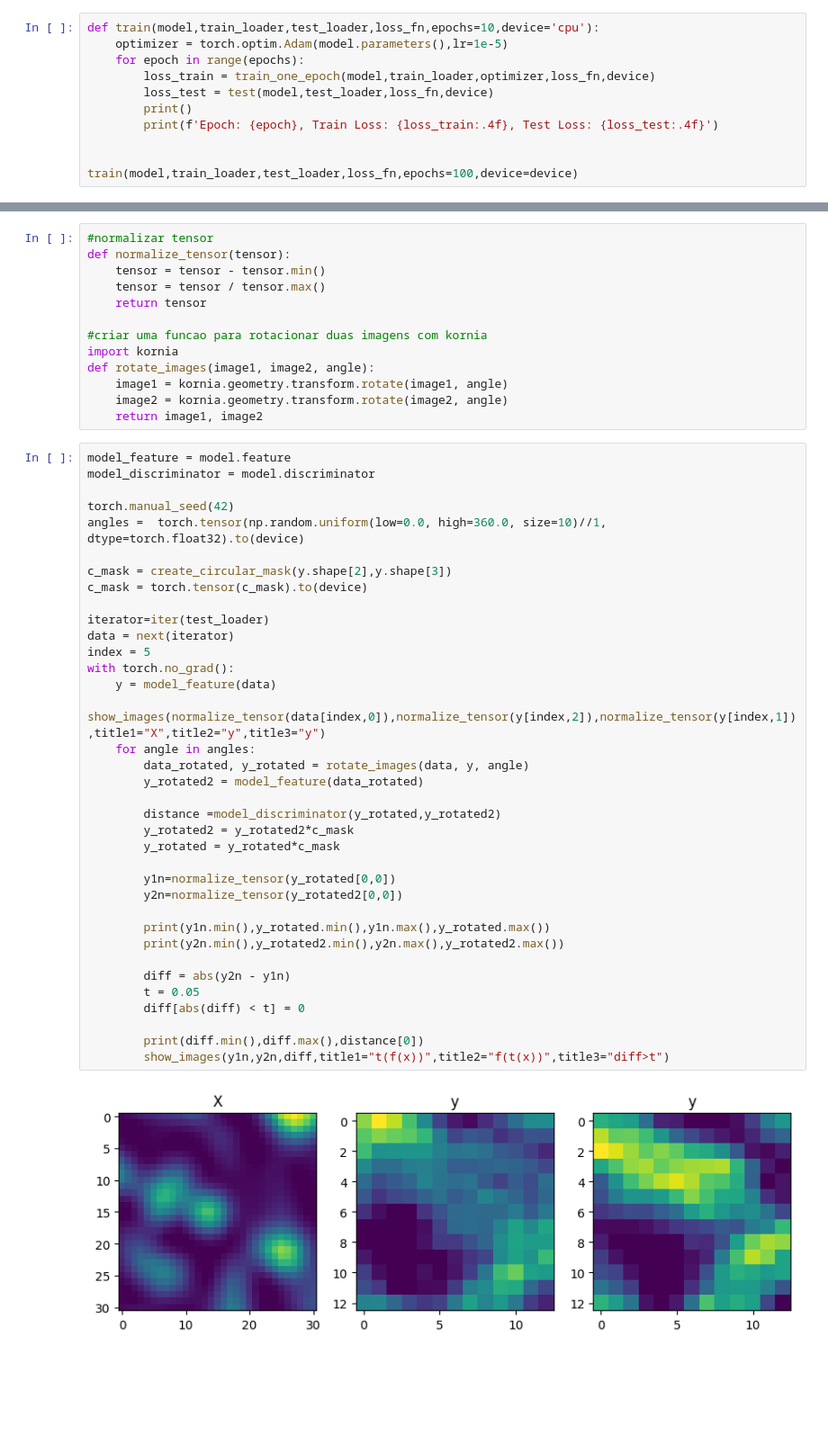
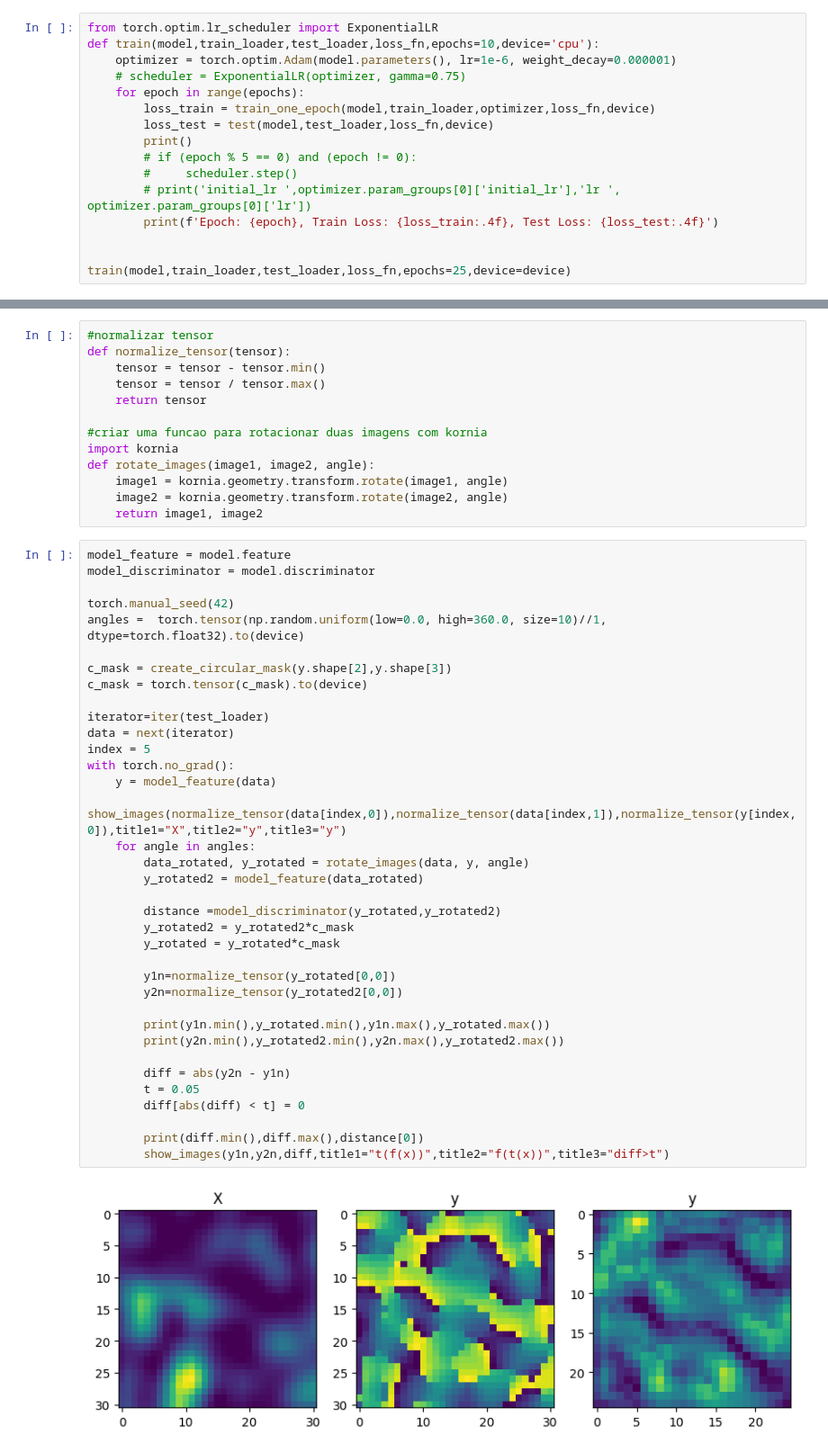
Before and after one commit to binarycode11/singular-points, a Jupyter notebook: siamesa.ipynb, the cells around one changed output, grey strips where cells are left out. Shown at 90% size. Cells and saved outputs as stored; diff of their text form; blank space fills up the shorter version.

```diff
--- a/siamesa.ipynb
+++ b/siamesa.ipynb
@@ -322,12 +289,17 @@ tensor([[0.4283],
 # %%
+from torch.optim.lr_scheduler import ExponentialLR
 def train(model,train_loader,test_loader,loss_fn,epochs=10,device='cpu'):
-    optimizer = torch.optim.Adam(model.parameters(),lr=1e-5)
+    optimizer = torch.optim.Adam(model.parameters(), lr=1e-6, weight_decay=0.000001)
+    # scheduler = ExponentialLR(optimizer, gamma=0.75)
     for epoch in range(epochs):
         loss_train = train_one_epoch(model,train_loader,optimizer,loss_fn,device)
         loss_test = test(model,test_loader,loss_fn,device)
         print()
+        # if (epoch % 5 == 0) and (epoch != 0):
+        #     scheduler.step()
+        # print('initial_lr ',optimizer.param_groups[0]['initial_lr'],'lr ', optimizer.param_groups[0]['lr'])
         print(f'Epoch: {epoch}, Train Loss: {loss_train:.4f}, Test Loss: {loss_test:.4f}')
 
 
-train(model,train_loader,test_loader,loss_fn,epochs=100,device=device)
+train(model,train_loader,test_loader,loss_fn,epochs=25,device=device)
 # %% [output]
@@ -381,32 +353,32 @@ angles =  torch.tensor(np.random.uniform(low=0.0, high=360.0, size=10)//1, dtype
 
 c_mask = create_circular_mask(y.shape[2],y.shape[3])
 c_mask = torch.tensor(c_mask).to(device)
 
 iterator=iter(test_loader)
 data = next(iterator)
 index = 5
 with torch.no_grad():
     y = model_feature(data)
-    show_images(normalize_tensor(data[index,0]),normalize_tensor(y[index,2]),normalize_tensor(y[index,1]),title1="X",title2="y",title3="y")
+    show_images(normalize_tensor(data[index,0]),normalize_tensor(data[index,1]),normalize_tensor(y[index,0]),title1="X",title2="y",title3="y")
     for angle in angles:
         data_rotated, y_rotated = rotate_images(data, y, angle)
         y_rotated2 = model_feature(data_rotated)
 
         distance =model_discriminator(y_rotated,y_rotated2)
         y_rotated2 = y_rotated2*c_mask
         y_rotated = y_rotated*c_mask
 
         y1n=normalize_tensor(y_rotated[0,0])
         y2n=normalize_tensor(y_rotated2[0,0])
 
         print(y1n.min(),y_rotated.min(),y1n.max(),y_rotated.max())
         print(y2n.min(),y_rotated2.min(),y2n.max(),y_rotated2.max())
 
         diff = abs(y2n - y1n)
         t = 0.05
         diff[abs(diff) < t] = 0
 
         print(diff.min(),diff.max(),distance[0])
         show_images(y1n,y2n,diff,title1="t(f(x))",title2="f(t(x))",title3="diff>t")
 # %% [output]
-[figure, old version]
+[figure, new version]
```
Also changed, not shown: parts of 15 cells of this notebook.
